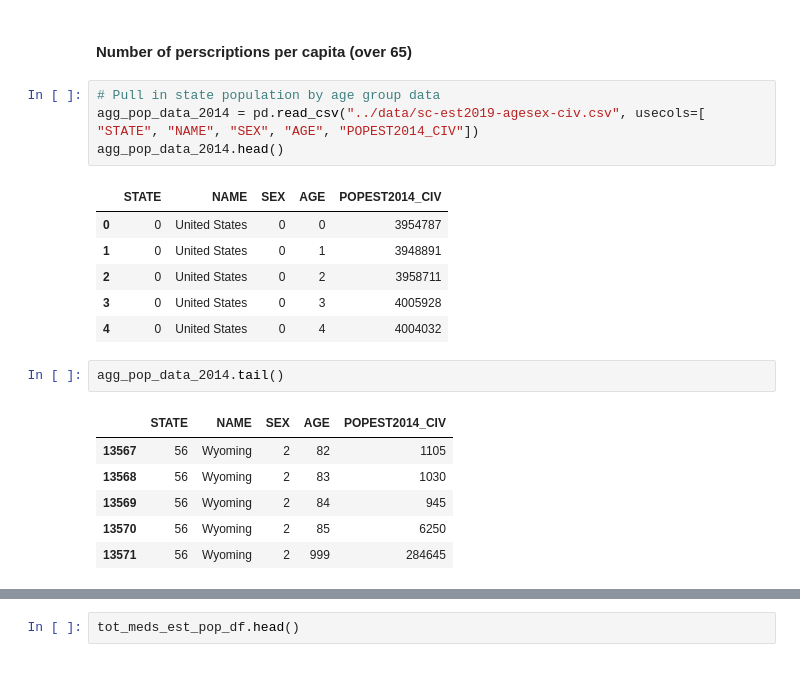
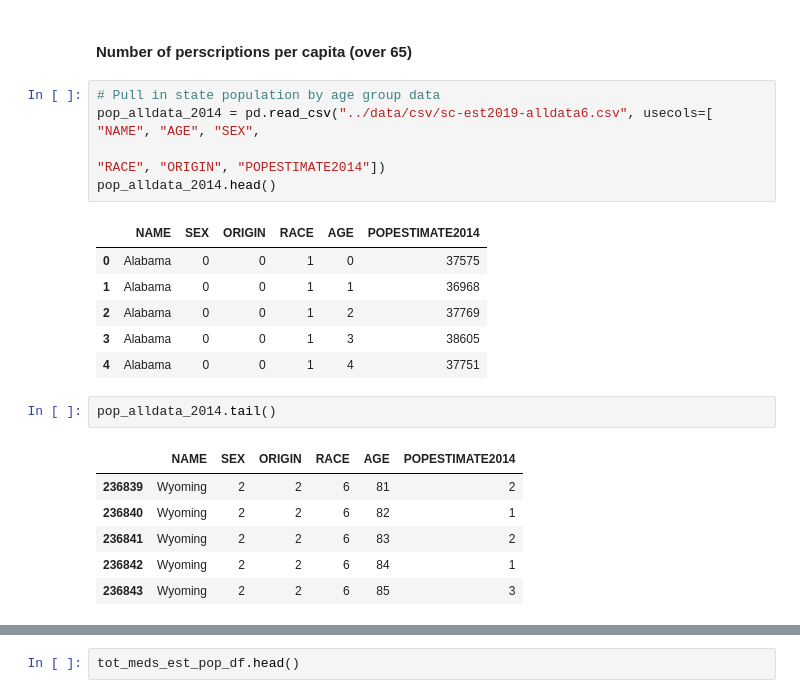
Before and after one commit to space-isa/medicare-data, a Jupyter notebook: src/medicare_data_analysis.ipynb, the cells around one changed output, grey strips where cells are left out. Drawn from its saved outputs; the diff is of its cells as text.

Commit message:
updating code, adding data and figures

```diff
--- a/src/medicare_data_analysis.ipynb
+++ b/src/medicare_data_analysis.ipynb
@@ -408,21 +408,22 @@ Fig. 5: Above figure is per 100,000 people based on the total estimated populati
 #### Number of perscriptions per capita (over 65)
 # %%
 # Pull in state population by age group data
-agg_pop_data_2014 = pd.read_csv("../data/sc-est2019-agesex-civ.csv", usecols=[ "STATE", "NAME", "SEX", "AGE", "POPEST2014_CIV"])
-agg_pop_data_2014.head()
+pop_alldata_2014 = pd.read_csv("../data/csv/sc-est2019-alldata6.csv", usecols=[ "NAME", "AGE", "SEX",
+                                                                                                                                                 "RACE", "ORIGIN", "POPESTIMATE2014"])
+pop_alldata_2014.head()
 # %% [output]
-|  | STATE | NAME | SEX | AGE | POPEST2014_CIV |
-| 0 | 0 | United States | 0 | 0 | 3954787 |
-| 1 | 0 | United States | 0 | 1 | 3948891 |
-| 2 | 0 | United States | 0 | 2 | 3958711 |
-| 3 | 0 | United States | 0 | 3 | 4005928 |
-| 4 | 0 | United States | 0 | 4 | 4004032 |
+|  | NAME | SEX | ORIGIN | RACE | AGE | POPESTIMATE2014 |
+| 0 | Alabama | 0 | 0 | 1 | 0 | 37575 |
+| 1 | Alabama | 0 | 0 | 1 | 1 | 36968 |
+| 2 | Alabama | 0 | 0 | 1 | 2 | 37769 |
+| 3 | Alabama | 0 | 0 | 1 | 3 | 38605 |
+| 4 | Alabama | 0 | 0 | 1 | 4 | 37751 |
 # %%
-agg_pop_data_2014.tail()
+pop_alldata_2014.tail()
 # %% [output]
-|  | STATE | NAME | SEX | AGE | POPEST2014_CIV |
-| 13567 | 56 | Wyoming | 2 | 82 | 1105 |
-| 13568 | 56 | Wyoming | 2 | 83 | 1030 |
-| 13569 | 56 | Wyoming | 2 | 84 | 945 |
-| 13570 | 56 | Wyoming | 2 | 85 | 6250 |
-| 13571 | 56 | Wyoming | 2 | 999 | 284645 |
+|  | NAME | SEX | ORIGIN | RACE | AGE | POPESTIMATE2014 |
+| 236839 | Wyoming | 2 | 2 | 6 | 81 | 2 |
+| 236840 | Wyoming | 2 | 2 | 6 | 82 | 1 |
+| 236841 | Wyoming | 2 | 2 | 6 | 83 | 2 |
+| 236842 | Wyoming | 2 | 2 | 6 | 84 | 1 |
+| 236843 | Wyoming | 2 | 2 | 6 | 85 | 3 |
```
Also changed, not shown: parts of 61 cells of this notebook, 37 other files.
